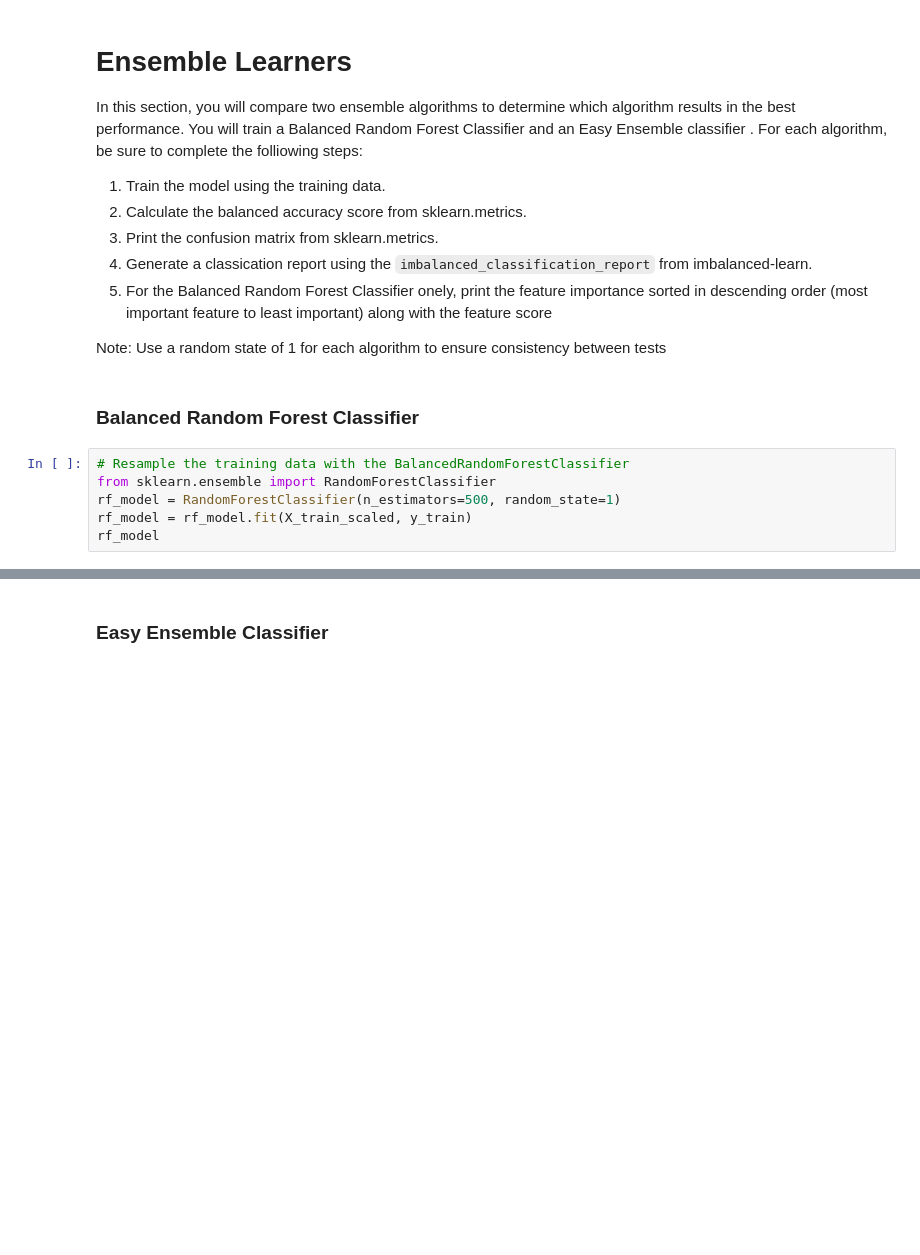
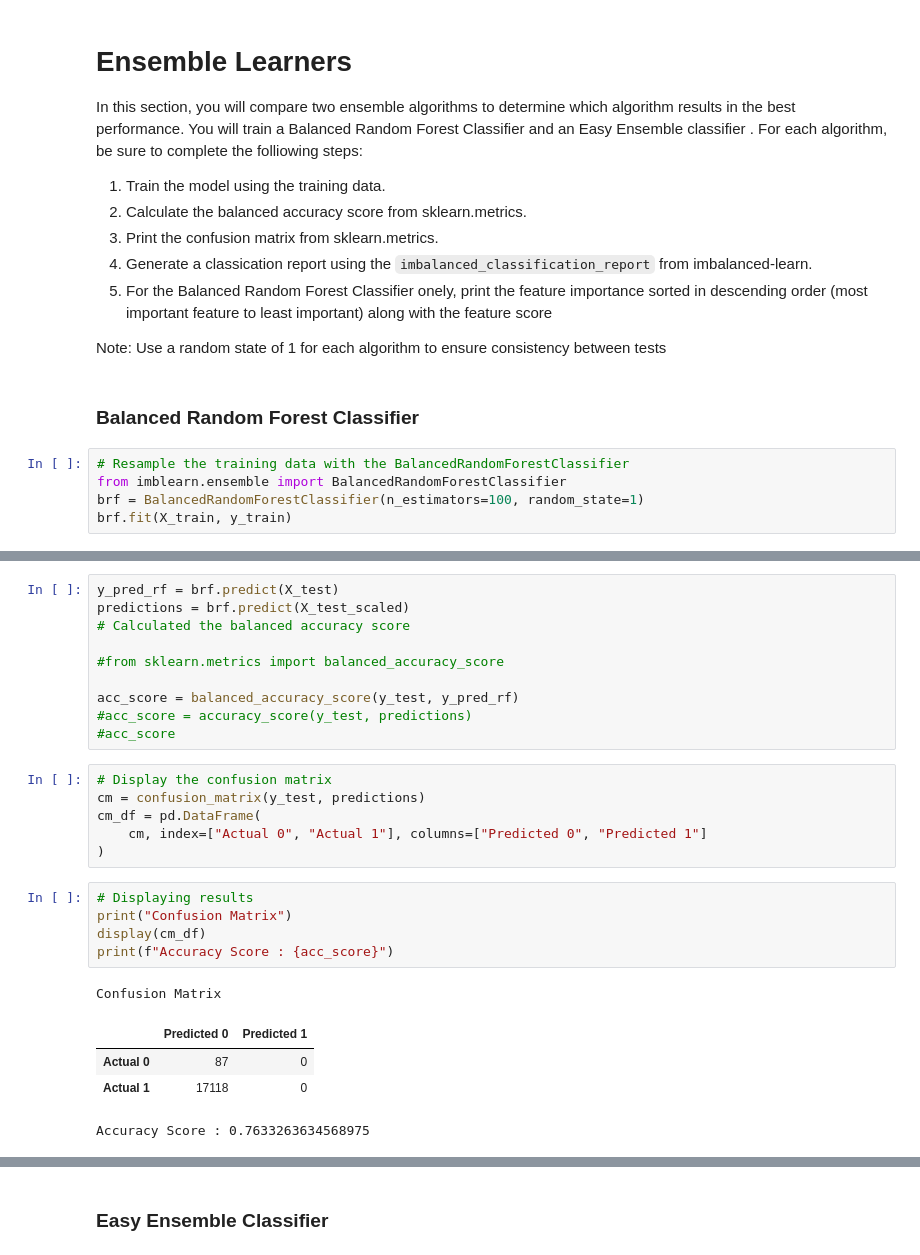
Before and after one commit to kristinav910/Credit_Risk_AnalysisMachineLearning, a Jupyter notebook: credit_risk_ensemble.ipynb, the cells around one changed output, grey strips where cells are left out. Saved outputs shown, nothing was run; the diff lists cells and outputs as text; blank space fills up the shorter version.

Commit message:
completed ensemble exercises and updated markdown file, added .env to folder

```diff
--- a/credit_risk_ensemble.ipynb
+++ b/credit_risk_ensemble.ipynb
@@ -201,8 +201,7 @@ Note: Use a random state of 1 for each algorithm to ensure consistency between t
 ### Balanced Random Forest Classifier
 # %%
 # Resample the training data with the BalancedRandomForestClassifier
-from sklearn.ensemble import RandomForestClassifier
-rf_model = RandomForestClassifier(n_estimators=500, random_state=1)
-rf_model = rf_model.fit(X_train_scaled, y_train)
-rf_model
+from imblearn.ensemble import BalancedRandomForestClassifier
+brf = BalancedRandomForestClassifier(n_estimators=100, random_state=1)
+brf.fit(X_train, y_train)
 # %% [output]
@@ -231,0 +209,27 @@ avg / total       0.99      0.90      0.67      0.94      0.78      0.62     172
+# %%
+y_pred_rf = brf.predict(X_test)
+predictions = brf.predict(X_test_scaled)
+# Calculated the balanced accuracy score
+
+#from sklearn.metrics import balanced_accuracy_score
+
+acc_score = balanced_accuracy_score(y_test, y_pred_rf)
+#acc_score = accuracy_score(y_test, predictions)
+#acc_score
+# %%
+# Display the confusion matrix
+cm = confusion_matrix(y_test, predictions)
+cm_df = pd.DataFrame(
+    cm, index=["Actual 0", "Actual 1"], columns=["Predicted 0", "Predicted 1"]
+)
+# %%
+# Displaying results
+print("Confusion Matrix")
+display(cm_df)
+print(f"Accuracy Score : {acc_score}")
+# %% [output]
+Confusion Matrix
+|  | Predicted 0 | Predicted 1 |
+| Actual 0 | 87 | 0 |
+| Actual 1 | 17118 | 0 |
+Accuracy Score : 0.7633263634568975
```
Also changed, not shown: parts of 15 cells of this notebook, 1 other file.
